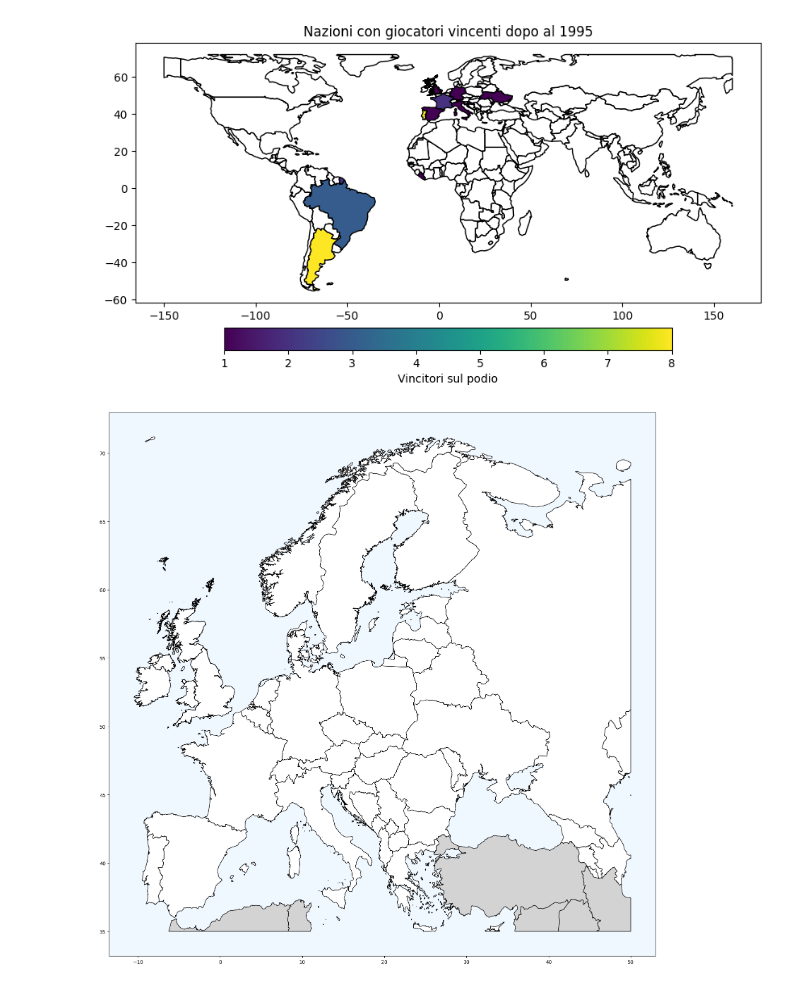
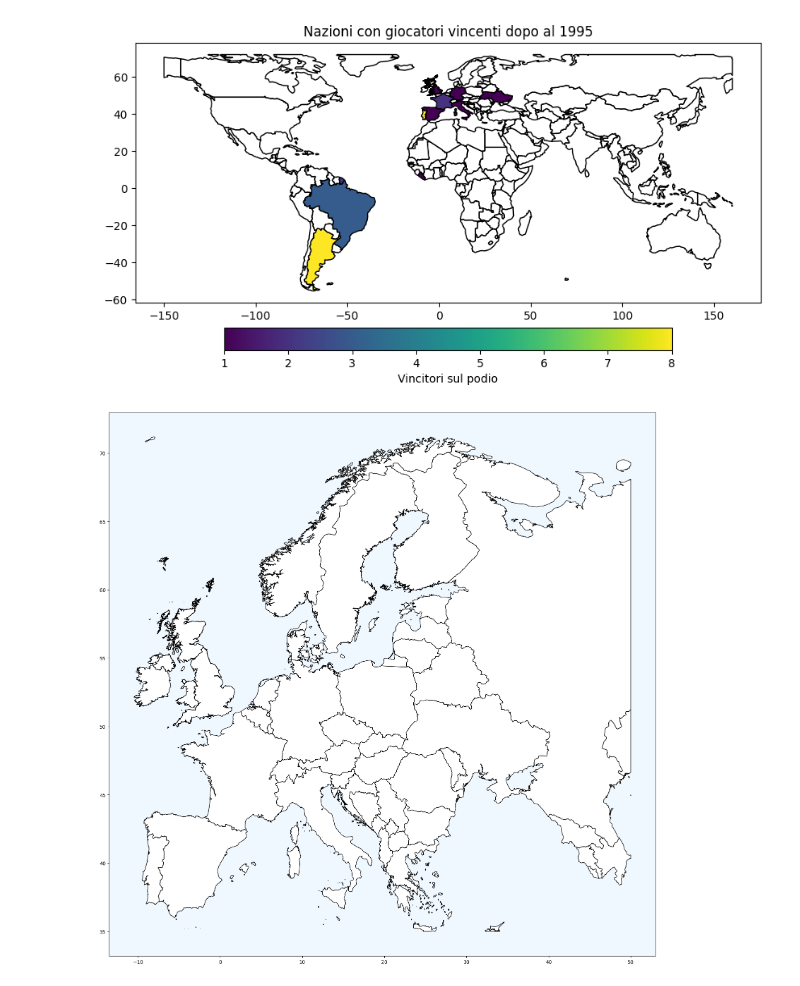
Before and after one commit to NadalMattia/Ballon_d-Or, a Jupyter notebook: Grafici/MappaGeografica19995.ipynb, the cells around one changed output. Saved outputs shown, nothing was run; the diff lists cells and outputs as text; code cells hidden in the pictures.

Commit message:
Update-graphs-Heap-Bar-Geo

```diff
--- a/Grafici/MappaGeografica19995.ipynb
+++ b/Grafici/MappaGeografica19995.ipynb
@@ -202,39 +202,38 @@ europa_github = gpd.read_file(file_path_github)
 europa_github = pd.concat([europa_github, uk], ignore_index=True)
 # Unisci i due GeoDataFrame (mappa del mondo con la Gran Bretagna)
 europa_github.loc[europa_github['NAME_1'] == 'Wales', 'ADMIN'] = europa_github.loc[europa_github['NAME_1'] == 'Wales', 'NAME_1']
 europa_github.loc[europa_github['NAME_1'] == 'Scotland', 'ADMIN'] = europa_github.loc[europa_github['NAME_1'] == 'Scotland', 'NAME_1']
 europa_github.loc[europa_github['NAME_1'] == 'NorthernIreland', 'ADMIN'] = europa_github.loc[europa_github['NAME_1'] == 'NorthernIreland', 'NAME_1']
 europa_github.loc[(europa_github['ADMIN'].isna()) & (europa_github['COUNTRY'] == 'UnitedKingdom'), 'ADMIN'] = 'England'
 europa_github['ADMIN'] = europa_github['ADMIN'].replace('NorthernIreland', 'Northern Ireland')
 
 europa_github['color'] = '#FFFFFF'
 
 
 # Definiamo un bounding box approssimativo per la parte europea
 minx, miny, maxx, maxy = -12.0, 35.0, 50.0, 72.0
 bbox = gpd.GeoDataFrame({'geometry': [box(minx, miny, maxx, maxy)]}, crs=europa_github.crs)
 
 # bounding box
 europa_github = gpd.overlay(europa_github, bbox, how='intersection')
 
 # Stati da eliminare
-#states_to_remove = ['Morocco', 'Algeria', 'Tunisia', 'Turkey', 'Syria', 'Iraq', 'Iran']
-#europa_github = europa_github.drop(europa_github[europa_github['ADMIN'].isin(states_to_remove)].index)
+states_to_remove = ['Morocco', 'Algeria', 'Tunisia', 'Turkey', 'Syria', 'Iraq', 'Iran']
+europa_github = europa_github.drop(europa_github[europa_github['ADMIN'].isin(states_to_remove)].index)
 
 # Imposta il colore grigio chiaro per gli stati specificati
-states_to_color = ['Morocco', 'Algeria', 'Tunisia', 'Turkey', 'Syria', 'Iraq', 'Iran']
-europa_github.loc[europa_github['ADMIN'].isin(states_to_color), 'color'] = '#D3D3D3'
+#states_to_color = ['Morocco', 'Algeria', 'Tunisia', 'Turkey', 'Syria', 'Iraq', 'Iran']
+#europa_github.loc[europa_github['ADMIN'].isin(states_to_color), 'color'] = '#D3D3D3'
 
 # Crea la mappa con dimensioni personalizzate
 fig, ax = plt.subplots(1, 1, figsize=(30, 20))
 europa_github.boundary.plot(ax=ax, linewidth=0.005, color='black')  # Linea dei bordi sottile
 europa_github.plot(ax=ax, color=europa_github['color'], edgecolor='black')
 
 ax.set_facecolor('#f0f8ff')  # Imposta il colore di sfondo a azzurrino chiaro
-
 plt.show()
 # %% [output]
-[figure, old version]
+[figure, new version]
 # %%
 import pandas as pd
 import matplotlib.colors as mcolors
```
Also changed, not shown: parts of 1 cell of this notebook, 4 other files.
